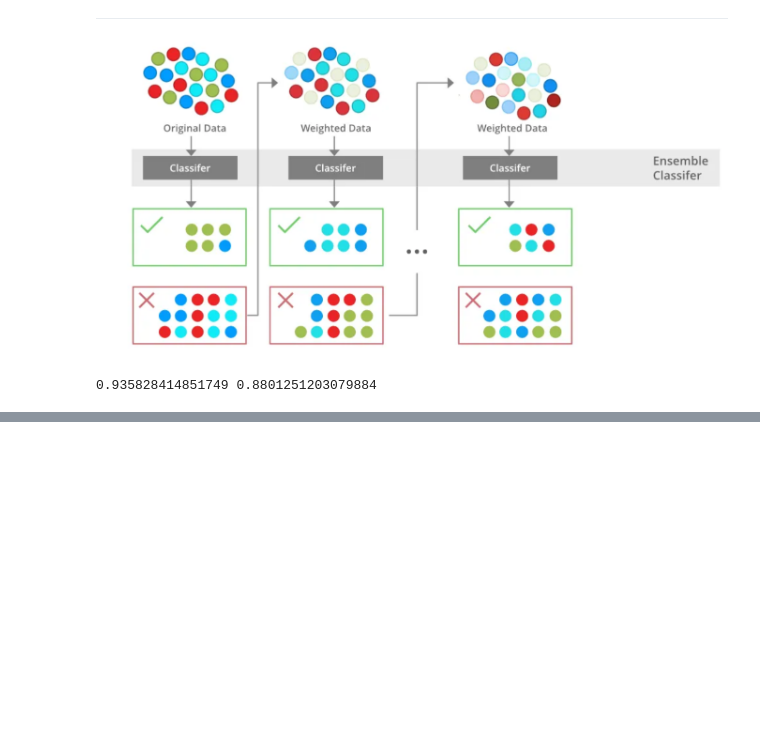
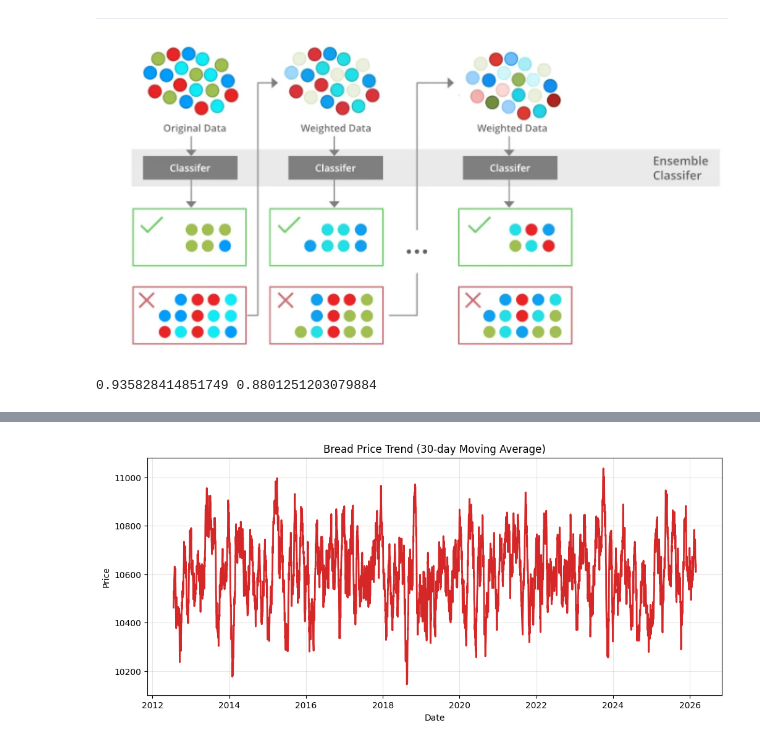
Before and after one commit to slowlyP/AI_26, a Jupyter notebook: 05_03_트리의앙상블.ipynb, the cells around one changed output, grey strips where cells are left out. Drawn from its saved outputs; the diff is of its cells as text; code cells hidden in the pictures; blank space fills up the shorter version.

```diff
--- a/05_03_트리의앙상블.ipynb
+++ b/05_03_트리의앙상블.ipynb
@@ -288,0 +356,14 @@ print(np.mean(scores['train_score']), np.mean(scores['test_score']))
+# %%
+# 가상 날짜 데이터 생성 (최근 5,000일간의 기록)
+df['date'] = pd.date_range(end='2026-02-27', periods=n_samples)
+df_sorted = df.sort_values('date')
+
+plt.figure(figsize=(12, 5))
+plt.plot(df_sorted['date'], df_sorted['bread_price'].rolling(window=30).mean(), color='tab:red', lw=2)
+plt.title('Bread Price Trend (30-day Moving Average)')
+plt.xlabel('Date')
+plt.ylabel('Price')
+plt.grid(True, alpha=0.3)
+plt.show()
+# %% [output]
+[figure, added]
```
Also changed, not shown: parts of 15 cells of this notebook.
